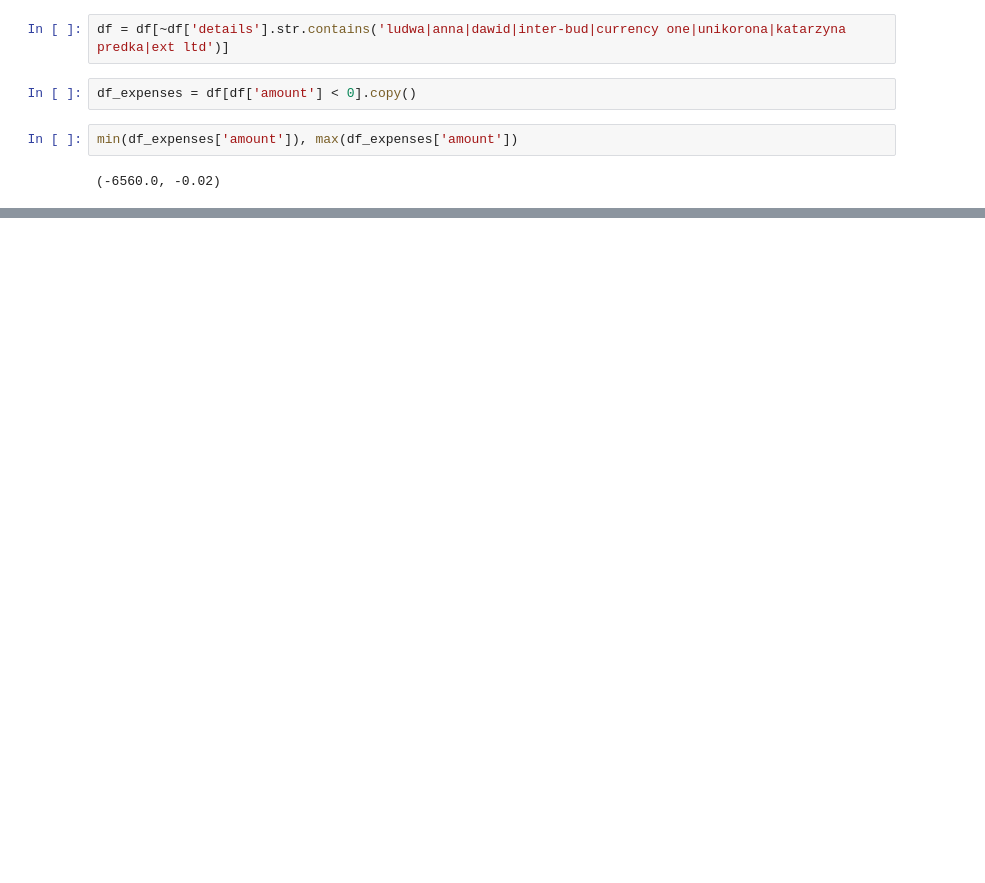
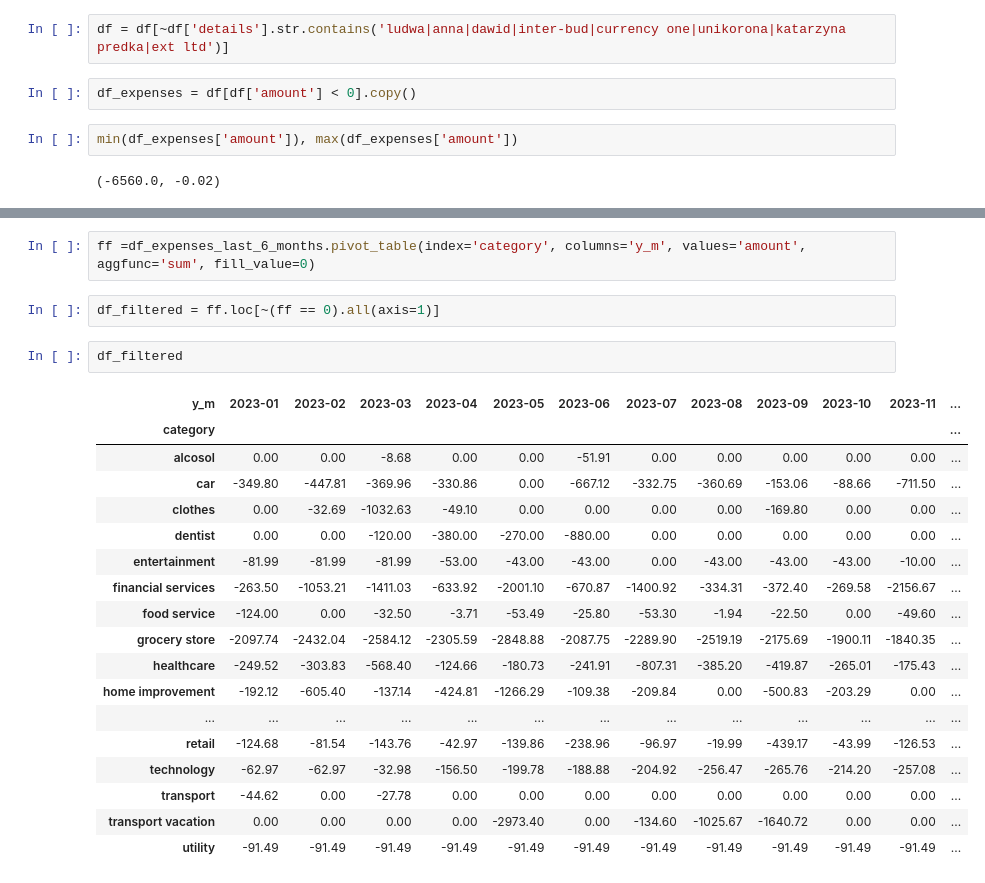
Before and after one commit to dawidludwa/money, a Jupyter notebook: src/kasa3.ipynb, the cells around one changed output, grey strips where cells are left out. Cells and saved outputs as stored; diff of their text form; blank space fills up the shorter version.

```diff
--- a/src/kasa3.ipynb
+++ b/src/kasa3.ipynb
@@ -193,0 +228,25 @@ df_expenses.sort_values(by='amount', ascending=True).head(50)
+# %%
+ff =df_expenses_last_6_months.pivot_table(index='category', columns='y_m', values='amount', aggfunc='sum', fill_value=0)
+# %%
+df_filtered = ff.loc[~(ff == 0).all(axis=1)]
+# %%
+df_filtered
+# %% [output]
+| y_m | 2023-01 | 2023-02 | 2023-03 | 2023-04 | 2023-05 | 2023-06 | 2023-07 | 2023-08 | 2023-09 | 2023-10 | 2023-11 | ... |
+| category |  |  |  |  |  |  |  |  |  |  |  | ... |
+| alcosol | 0.00 | 0.00 | -8.68 | 0.00 | 0.00 | -51.91 | 0.00 | 0.00 | 0.00 | 0.00 | 0.00 | ... |
+| car | -349.80 | -447.81 | -369.96 | -330.86 | 0.00 | -667.12 | -332.75 | -360.69 | -153.06 | -88.66 | -711.50 | ... |
+| clothes | 0.00 | -32.69 | -1032.63 | -49.10 | 0.00 | 0.00 | 0.00 | 0.00 | -169.80 | 0.00 | 0.00 | ... |
+| dentist | 0.00 | 0.00 | -120.00 | -380.00 | -270.00 | -880.00 | 0.00 | 0.00 | 0.00 | 0.00 | 0.00 | ... |
+| entertainment | -81.99 | -81.99 | -81.99 | -53.00 | -43.00 | -43.00 | 0.00 | -43.00 | -43.00 | -43.00 | -10.00 | ... |
+| financial services | -263.50 | -1053.21 | -1411.03 | -633.92 | -2001.10 | -670.87 | -1400.92 | -334.31 | -372.40 | -269.58 | -2156.67 | ... |
+| food service | -124.00 | 0.00 | -32.50 | -3.71 | -53.49 | -25.80 | -53.30 | -1.94 | -22.50 | 0.00 | -49.60 | ... |
+| grocery store | -2097.74 | -2432.04 | -2584.12 | -2305.59 | -2848.88 | -2087.75 | -2289.90 | -2519.19 | -2175.69 | -1900.11 | -1840.35 | ... |
+| healthcare | -249.52 | -303.83 | -568.40 | -124.66 | -180.73 | -241.91 | -807.31 | -385.20 | -419.87 | -265.01 | -175.43 | ... |
+| home improvement | -192.12 | -605.40 | -137.14 | -424.81 | -1266.29 | -109.38 | -209.84 | 0.00 | -500.83 | -203.29 | 0.00 | ... |
+| ... | ... | ... | ... | ... | ... | ... | ... | ... | ... | ... | ... | ... |
+| retail | -124.68 | -81.54 | -143.76 | -42.97 | -139.86 | -238.96 | -96.97 | -19.99 | -439.17 | -43.99 | -126.53 | ... |
+| technology | -62.97 | -62.97 | -32.98 | -156.50 | -199.78 | -188.88 | -204.92 | -256.47 | -265.76 | -214.20 | -257.08 | ... |
+| transport | -44.62 | 0.00 | -27.78 | 0.00 | 0.00 | 0.00 | 0.00 | 0.00 | 0.00 | 0.00 | 0.00 | ... |
+| transport vacation | 0.00 | 0.00 | 0.00 | 0.00 | -2973.40 | 0.00 | -134.60 | -1025.67 | -1640.72 | 0.00 | 0.00 | ... |
+| utility | -91.49 | -91.49 | -91.49 | -91.49 | -91.49 | -91.49 | -91.49 | -91.49 | -91.49 | -91.49 | -91.49 | ... |
```
Also changed, not shown: parts of 14 cells of this notebook.
